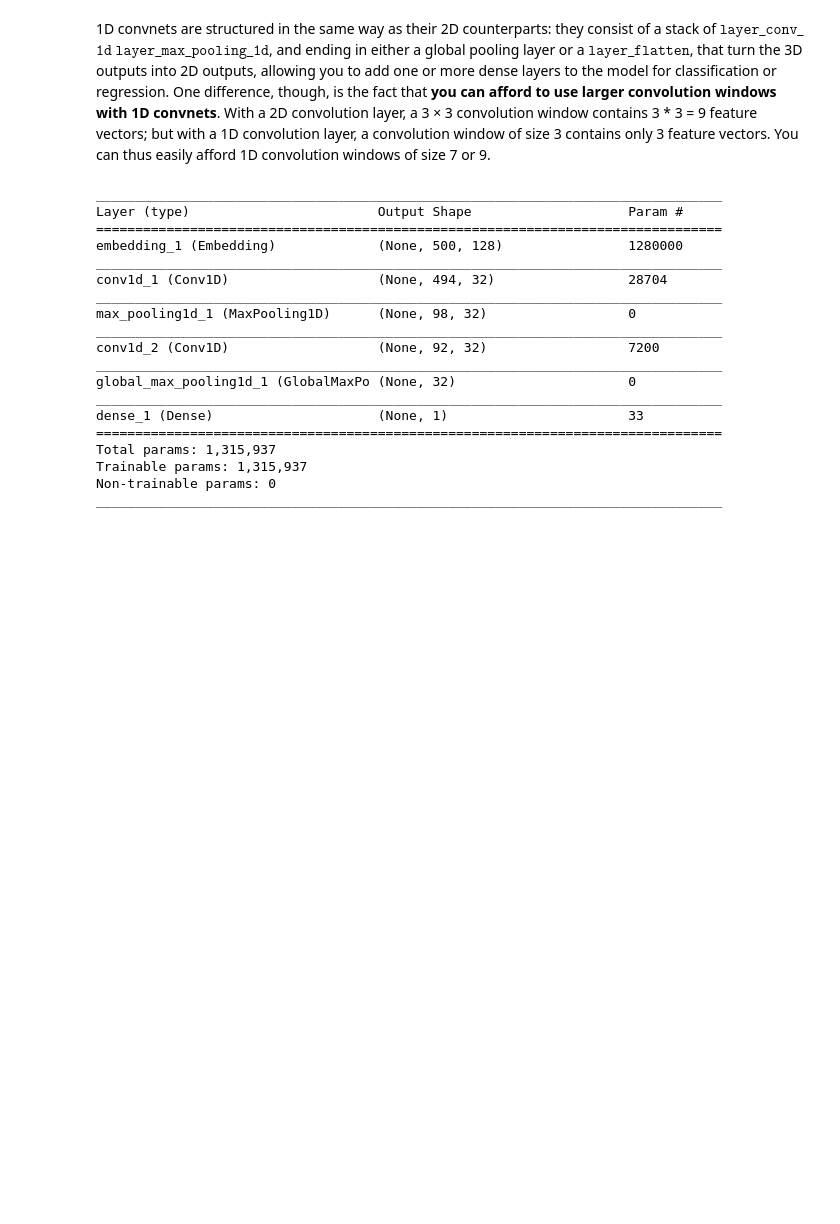
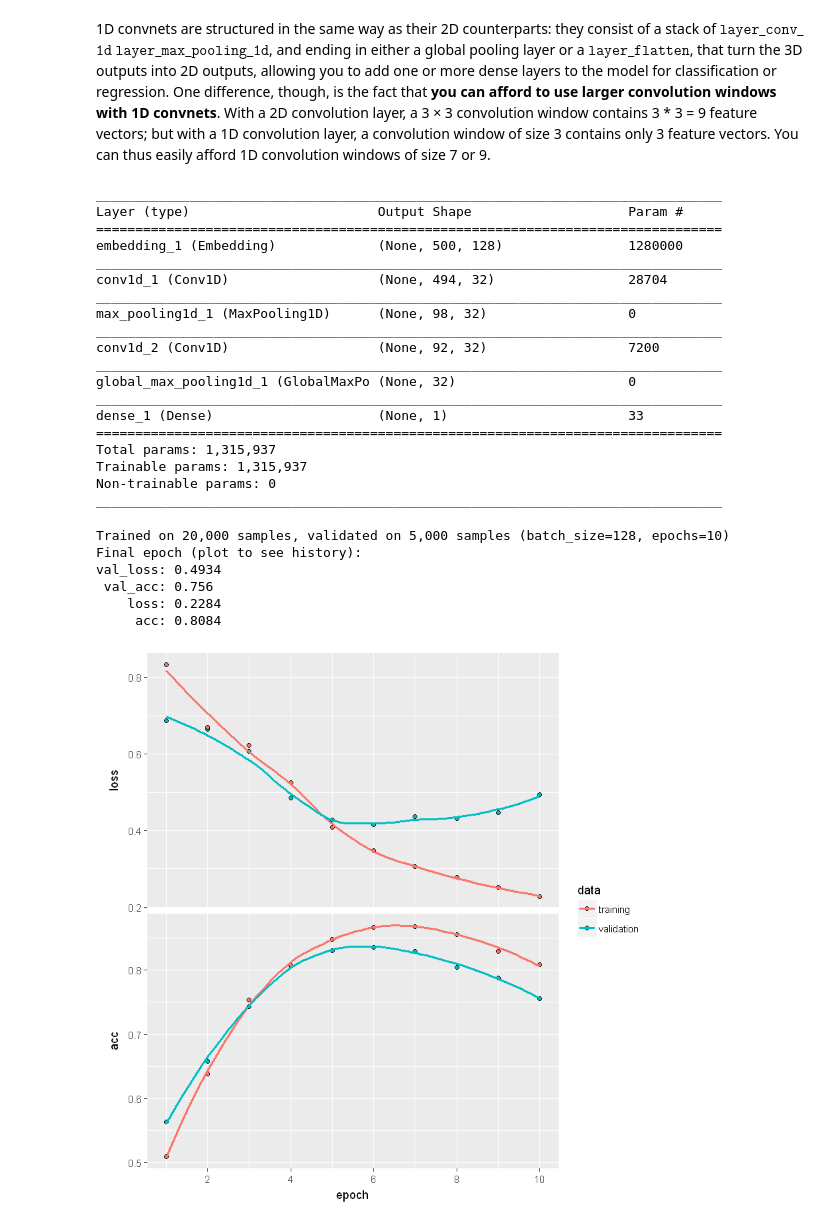
Before and after one commit to mmmlc/mlTeachings, a Jupyter notebook: 3_4_CNN.ipynb, the cells around one changed output. Cells and saved outputs as stored; diff of their text form; code cells hidden in the pictures; blank space fills up the shorter version.

```diff
--- a/3_4_CNN.ipynb
+++ b/3_4_CNN.ipynb
@@ -647,3 +642,20 @@ model_cnn_1d %>% compile(
     batch_size = 128,
     validation_split = 0.2
 ))
+
+model_cnn_1d$save('data/imdb_cnn.h5')
+model_cnn_1d$save_weights('data/imdb_cnn_w.h5')
+saveRDS(history, 'data/history.rds')
+# %% [output]
+Trained on 20,000 samples, validated on 5,000 samples (batch_size=128, epochs=10)
+Final epoch (plot to see history):
+val_loss: 0.4934
+ val_acc: 0.756
+    loss: 0.2284
+     acc: 0.8084
+# %%
+history = readRDS('data/history.rds')
+# %%
+history %>% plot
+# %% [output]
+[figure, added]
```
Also changed, not shown: parts of 4 cells of this notebook, 3 other files.
